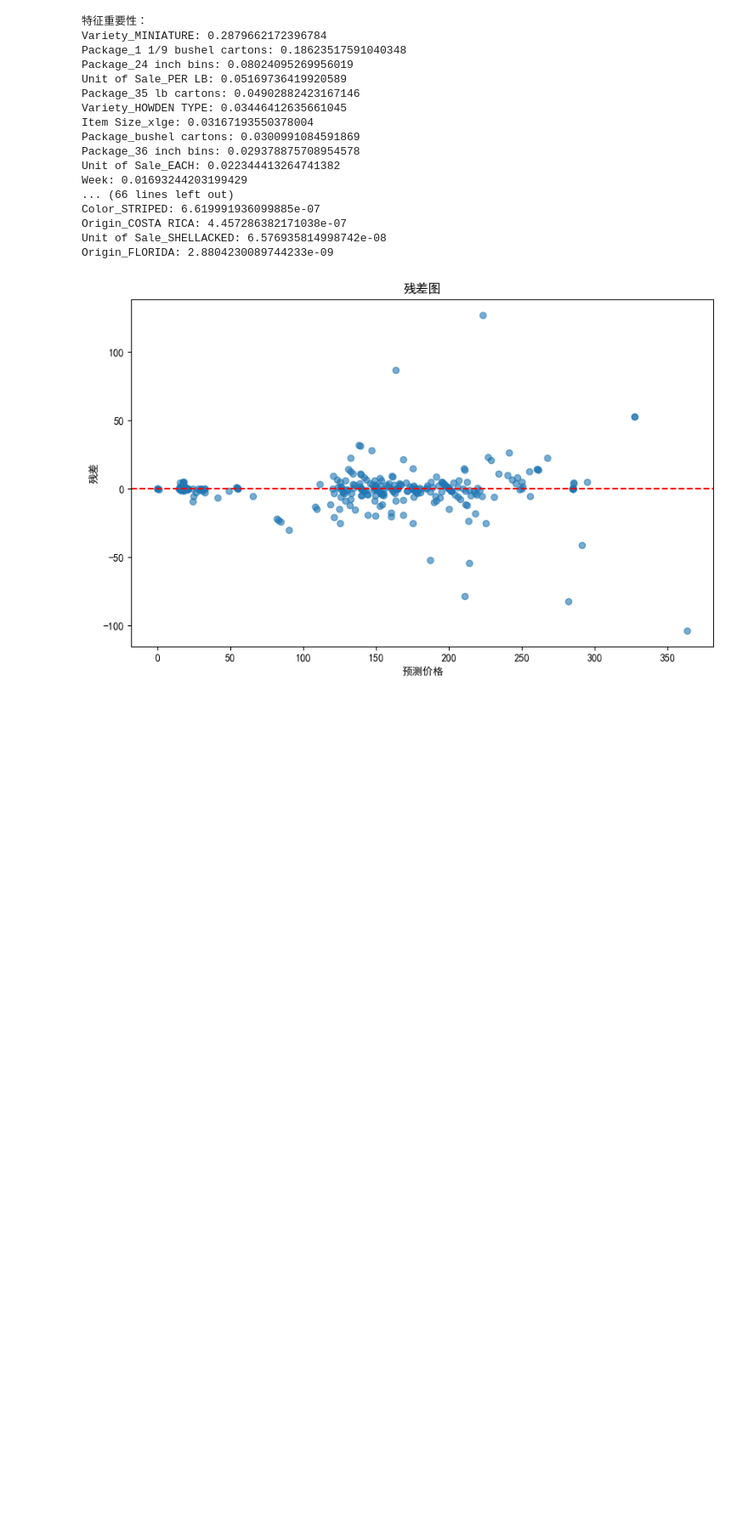
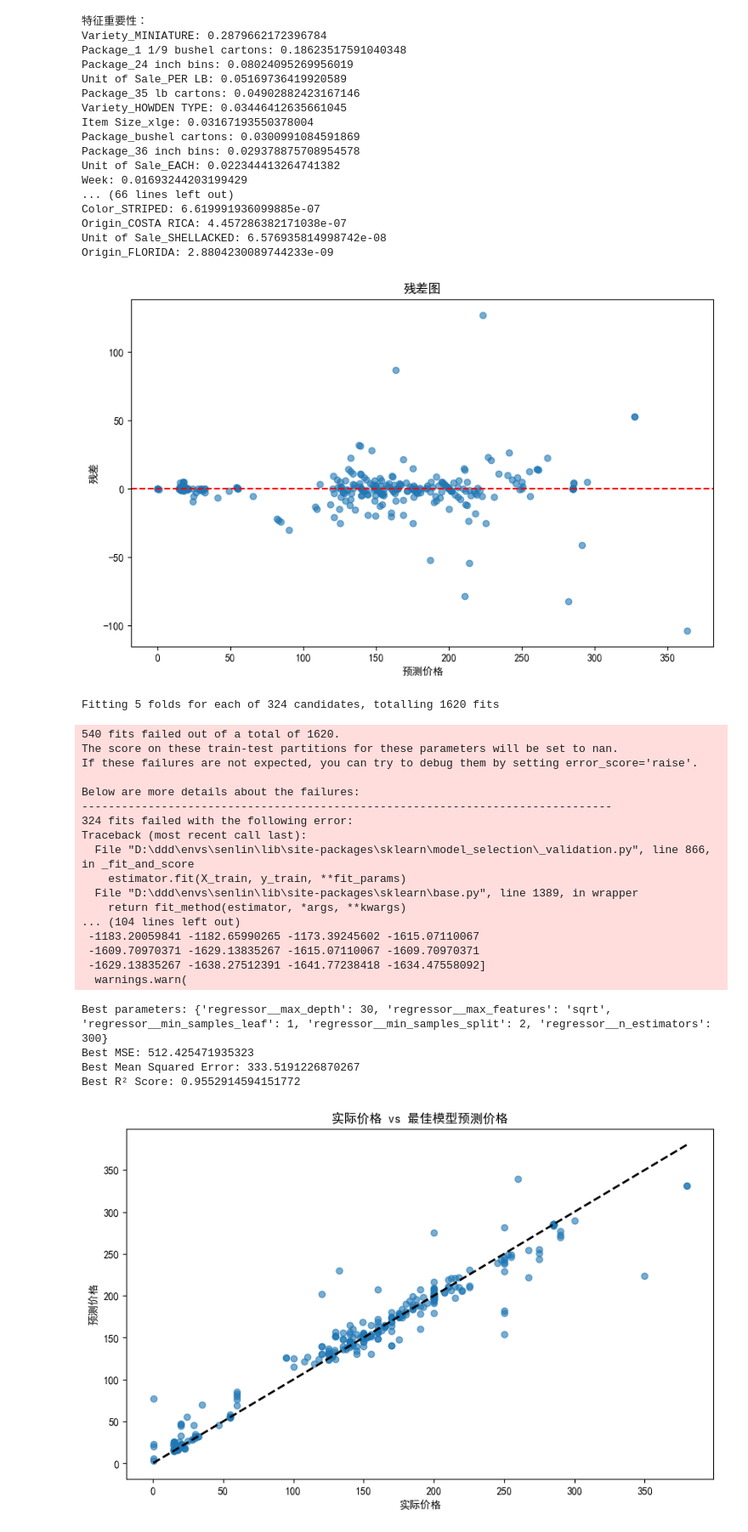
Before and after one commit to wangshiwen111/zy1, a Jupyter notebook: zuoye2/回归.ipynb, the cells around one changed output. Shown: that part at 85% size. Saved outputs shown, nothing was run; the diff lists cells and outputs as text; code cells hidden in the pictures; blank space fills up the shorter version.

```diff
--- a/zuoye2/回归.ipynb
+++ b/zuoye2/回归.ipynb
@@ -235,3 +230,69 @@ plt.title('残差图')
 plt.show()
 # %% [output]
 [figure]
+# %%
+import pandas as pd
+from sklearn.model_selection import GridSearchCV
+
+# 定义超参数网格
+param_grid = {
+    'regressor__n_estimators': [100, 200, 300],
+    'regressor__max_depth': [None, 10, 20, 30],
+    'regressor__min_samples_split': [2, 5, 10],
+    'regressor__min_samples_leaf': [1, 2, 4],
+    'regressor__max_features': ['auto', 'sqrt', 'log2']
+}
+
+# 创建网格搜索对象
+grid_search = GridSearchCV(model, param_grid, cv=5, scoring='neg_mean_squared_error', n_jobs=-1, verbose=2)
+
+# 执行网格搜索
+grid_search.fit(X_train, y_train)
+
+# 输出最佳参数和对应的评分
+print(f'Best parameters: {grid_search.best_params_}')
+print(f'Best MSE: {-grid_search.best_score_}')
+
+# 使用最佳参数的模型进行预测
+best_model = grid_search.best_estimator_
+y_pred_best = best_model.predict(X_test)
+
+# 评估最佳模型
+mse_best = mean_squared_error(y_test, y_pred_best)
+r2_best = r2_score(y_test, y_pred_best)
+
+print(f'Best Mean Squared Error: {mse_best}')
+print(f'Best R² Score: {r2_best}')
+
+# 绘制实际值与最佳模型预测值的对比图
+plt.figure(figsize=(10, 6))
+plt.scatter(y_test, y_pred_best, alpha=0.6)
+plt.plot([y_test.min(), y_test.max()], [y_test.min(), y_test.max()], 'k--', lw=2)
+plt.xlabel('实际价格')
+plt.ylabel('预测价格')
+plt.title('实际价格 vs 最佳模型预测价格')
+plt.show()
+# %% [output]
+Fitting 5 folds for each of 324 candidates, totalling 1620 fits
+540 fits failed out of a total of 1620.
+The score on these train-test partitions for these parameters will be set to nan.
+If these failures are not expected, you can try to debug them by setting error_score='raise'.
+
+Below are more details about the failures:
+--------------------------------------------------------------------------------
+324 fits failed with the following error:
+Traceback (most recent call last):
+  File "D:\ddd\envs\senlin\lib\site-packages\sklearn\model_selection\_validation.py", line 866, in _fit_and_score
+    estimator.fit(X_train, y_train, **fit_params)
+  File "D:\ddd\envs\senlin\lib\site-packages\sklearn\base.py", line 1389, in wrapper
+    return fit_method(estimator, *args, **kwargs)
+... (104 lines left out)
+ -1183.20059841 -1182.65990265 -1173.39245602 -1615.07110067
+ -1609.70970371 -1629.13835267 -1615.07110067 -1609.70970371
+ -1629.13835267 -1638.27512391 -1641.77238418 -1634.47558092]
+  warnings.warn(
+Best parameters: {'regressor__max_depth': 30, 'regressor__max_features': 'sqrt', 'regressor__min_samples_leaf': 1, 'regressor__min_samples_split': 2, 'regressor__n_estimators': 300}
+Best MSE: 512.425471935323
+Best Mean Squared Error: 333.5191226870267
+Best R² Score: 0.9552914594151772
+[figure, added]
```
Also changed, not shown: parts of 2 cells of this notebook, 1 other file.
